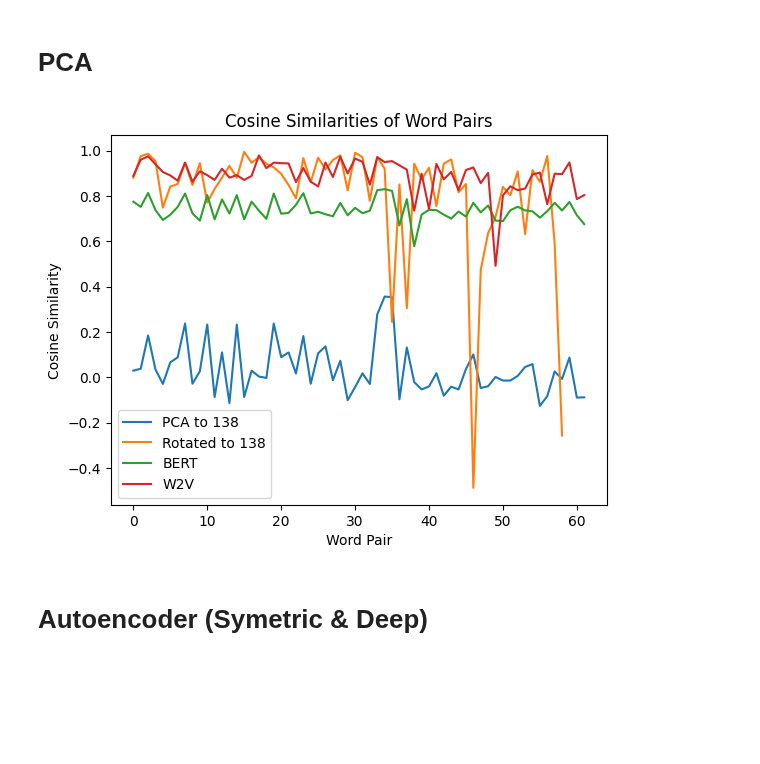
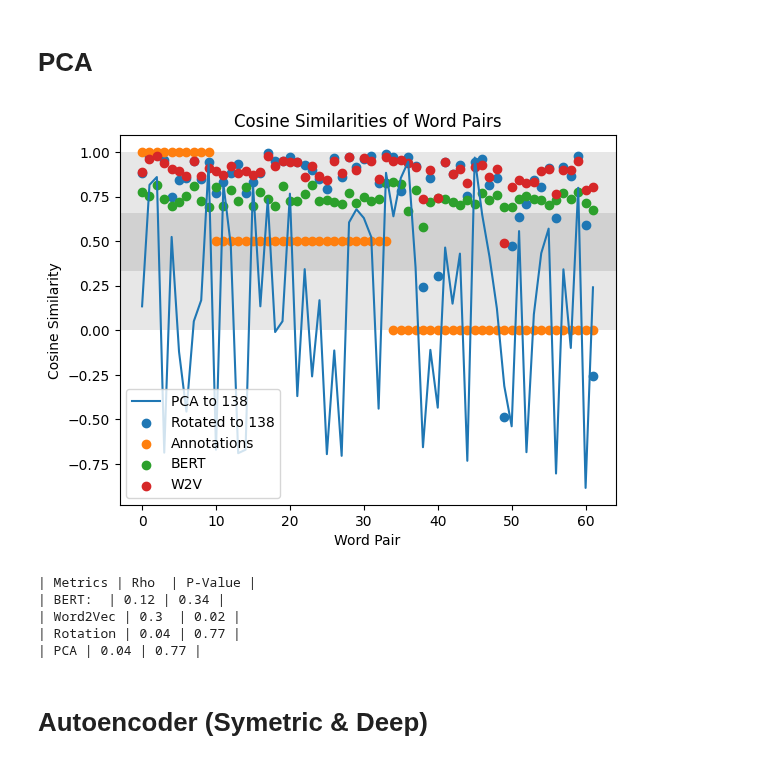
Before and after one commit to henry-dev-atkins/QNLP_MasterWork, a Jupyter notebook: ReadingWordData.ipynb, the cells around one changed output. Drawn from its saved outputs; the diff is of its cells as text; code cells hidden in the pictures; blank space fills up the shorter version.

```diff
--- a/ReadingWordData.ipynb
+++ b/ReadingWordData.ipynb
@@ -133,29 +185,50 @@ def DimReduceByPCA(input_array, new_dims):
 	return data_pca
 
 
-bertVectors = np.array([bertWords.getWordVector(vec) for vec in word_list])
-PCA_BERT_vec = DimReduceByPCA(bertVectors, 138)
-assert(np.array(bertVectors).shape[0] == PCA_BERT_vec.shape[0])
+word_vectors = np.array([W2V_768.getvector(vec) for vec in word_list])#np.array([bertWords.getWordVector(vec) for vec in word_list])
+PCA_vec = DimReduceByPCA(word_vectors, 138)
+assert(np.array(word_vectors).shape[0] == PCA_vec.shape[0])
 
-dict_PCA_BERT_vec = {word_list[i]: row for i, row in enumerate(PCA_BERT_vec)}
+dict_PCA_vec = {word_list[i]: row for i, row in enumerate(PCA_vec)}
 
-assert(np.array(bertVectors).shape[0] == PCA_BERT_vec.shape[0])
+assert(np.array(word_vectors).shape[0] == PCA_vec.shape[0])
 
-PCA_BERT_vec=[]
+PCA_vec=[]
 for pair in word_pairs:
-	reduced_BERT_vec.append(1-cosine(dict_PCA_BERT_vec[pair[0]],dict_PCA_BERT_vec[pair[1]]))
+	PCA_vec.append(1-cosine(dict_PCA_vec[pair[0]],dict_PCA_vec[pair[1]]))
-# %%
-plt.plot(reduced_BERT_vec, label = 'PCA to '+str(138))
-plt.plot(rotated_similatities.values(), label='Rotated to '+str(len(word_list)))
-plt.plot(BERT_similarities, label = "BERT")
-plt.plot(W2V_similarities, label = "W2V")
-plt.title("Cosine Similarities of Word Pairs")
-plt.xlabel("Word Pair")
-plt.ylabel("Cosine Similarity")
-plt.legend()
-plt.show()
-# %% [output]
-[figure, removed]
+# %%
+plt.plot(PCA_vec, label = 'PCA to '+str(138))
+plt.scatter(np.arange(0,len(rotated_similatities)),rotated_similatities, label='Rotated to '+str(len(word_list)))
+plt.scatter(np.arange(0,len(word_pairs_annotations)), word_pairs_annotations, label = "Annotations")
+plt.scatter(np.arange(0,len(BERT_similarities)),BERT_similarities, label = "BERT")
+plt.scatter(np.arange(0,len(W2V_similarities)),W2V_similarities, label = "W2V")
+plt.axhspan(-0., 0.33, facecolor='0.1', alpha=0.1, zorder=0)
+plt.axhspan(0.33, 0.66, facecolor='0.1', alpha=0.2, zorder=0)
+plt.axhspan(0.66, 1.0, facecolor='0.1', alpha=0.1, zorder=0)
+plt.title("Cosine Similarities of Word Pairs")
+plt.xlabel("Word Pair")
+plt.ylabel("Cosine Similarity")
+plt.legend()
+plt.savefig("Cosine_Similarities_of_Word_Pairs.png")
+plt.show()
+#PCA takes away the mean of each feature (scaling to mean = 0)
+#Multiply by transpose to make positive, gives row embedding with positive numbers.
+
+PCA_rho, PCA_p = spearmanr(word_pairs_annotations, PCA_vec)
+table = [["Metrics", "Rho", "P-Value"],
+ ["BERT: ", np.round(BERT_rho, 2), np.round(BERT_p, 2)],
+ ["Word2Vec", np.round(W2V_rho, 2), np.round(W2V_p, 2)],
+ ["Rotation", np.round(Rotate_rho, 2), np.round(Rotate_p, 2)],
+ ["PCA", np.round(PCA_rho, 2), np.round(PCA_p, 2)]]
+for row in table:
+    print('| {:1} | {:^4} | {:<3} |'.format(*row))
+# %% [output]
+[figure, added]
+| Metrics | Rho  | P-Value |
+| BERT:  | 0.12 | 0.34 |
+| Word2Vec | 0.3  | 0.02 |
+| Rotation | 0.04 | 0.77 |
+| PCA | 0.04 | 0.77 |
 # %% [markdown]
 # Autoencoder (Symetric & Deep)
 # %%
```
Also changed, not shown: parts of 10 cells of this notebook, 6 other files.
